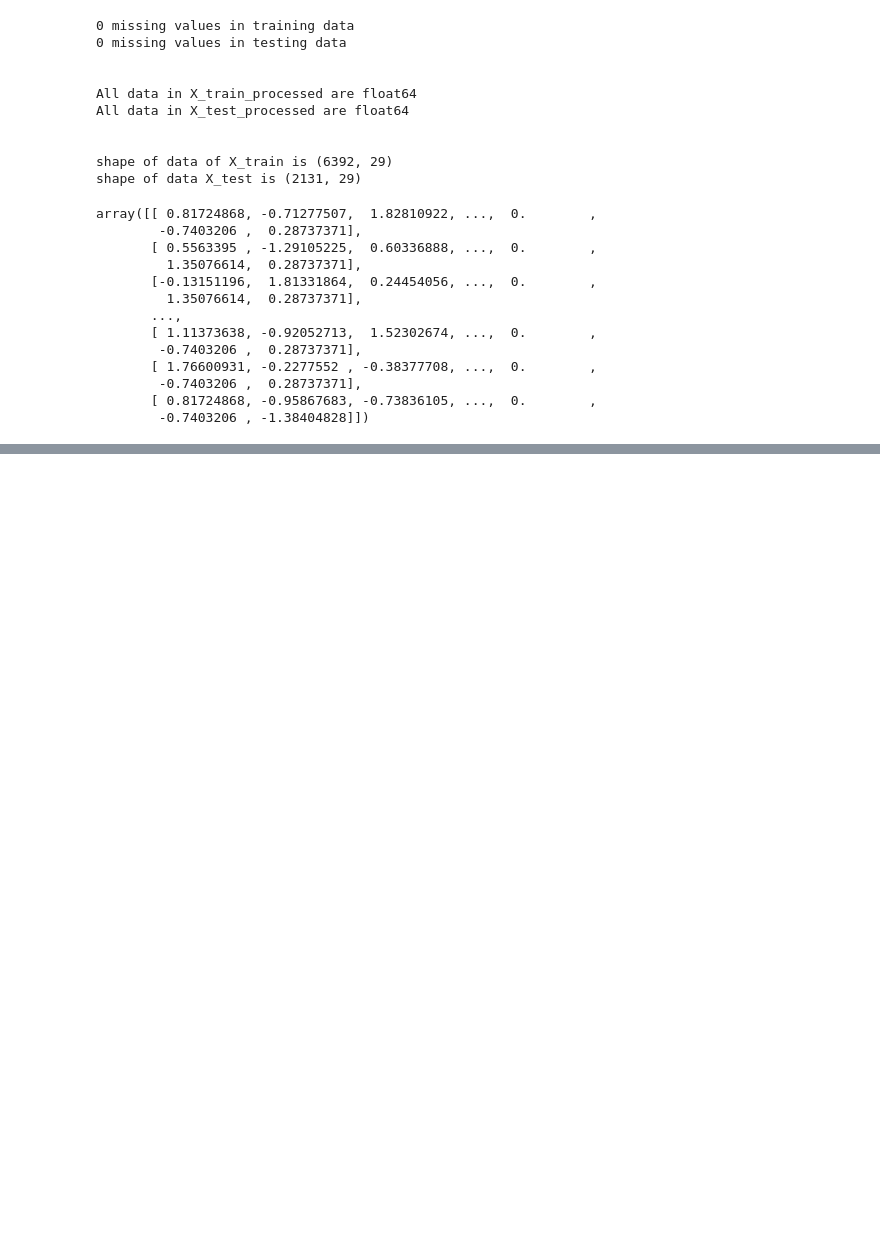
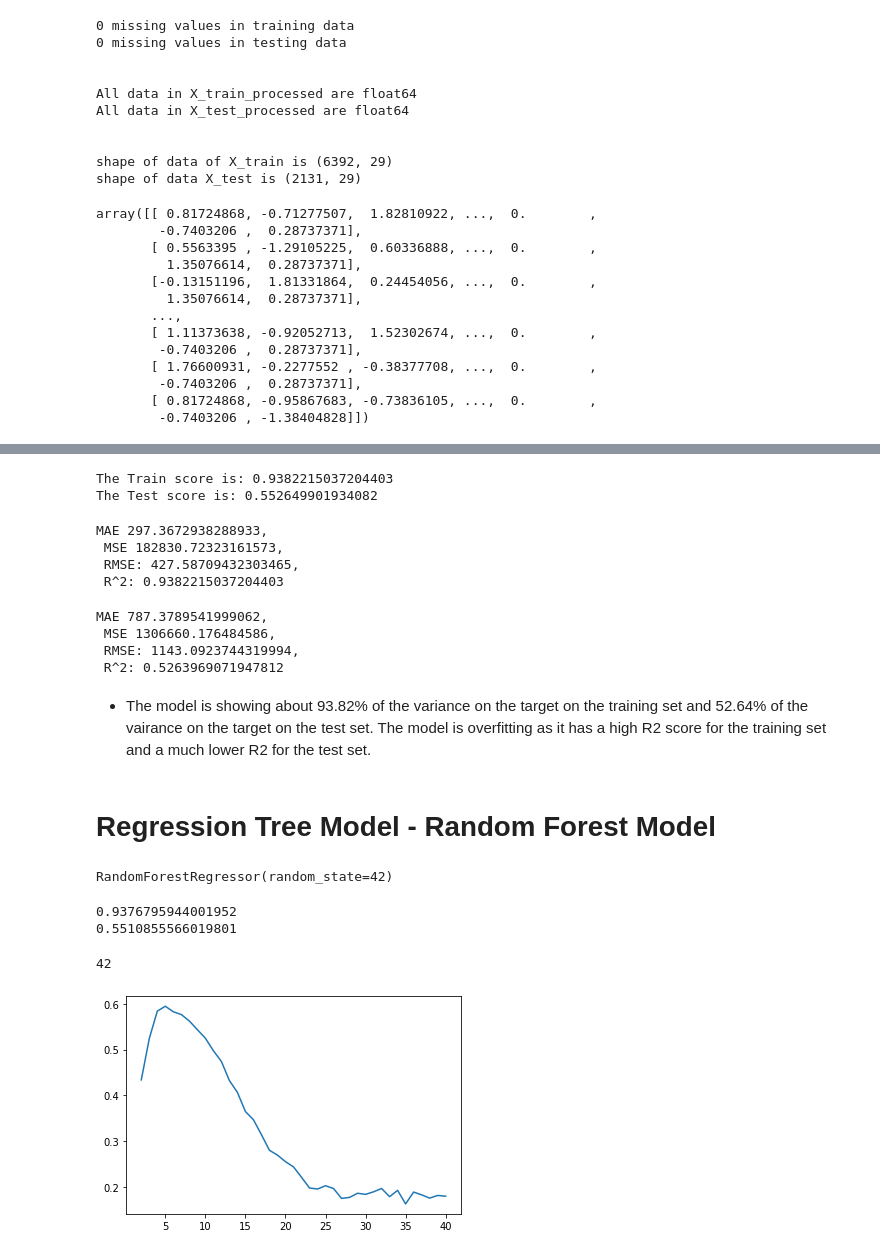
Before and after one commit to mkwak92/food_sales_predictions, a Jupyter notebook: Food_Sales_Prediction_ML.ipynb, the cells around one changed output, grey strips where cells are left out. Saved outputs shown, nothing was run; the diff lists cells and outputs as text; code cells hidden in the pictures; blank space fills up the shorter version.

```diff
--- a/Food_Sales_Prediction_ML.ipynb
+++ b/Food_Sales_Prediction_ML.ipynb
@@ -278,0 +511,29 @@ array([[ 0.81724868, -0.71277507,  1.82810922, ...,  0.        ,
+# %%
+# instantiate and fit the best version of the model
+bag_reg_tuned = BaggingRegressor(n_estimators = 140)
+bag_reg_tuned.fit(X_train_processed,y_train)
+
+# Evaluate the model
+print(f'The Train score is:', bag_reg_tuned.score(X_train_processed, y_train))
+print(f'The Test score is:', bag_reg_tuned.score(X_test_processed, y_test))
+# %% [output]
+The Train score is: 0.9382215037204403
+The Test score is: 0.552649901934082
+# %%
+eval_regression(y_train, bag_reg_tuned.predict(X_train_processed))
+# %% [output]
+MAE 297.3672938288933,
+ MSE 182830.72323161573,
+ RMSE: 427.58709432303465,
+ R^2: 0.9382215037204403
+# %%
+eval_regression(y_train, bag_reg_tuned.predict(X_test_processed))
+# %% [output]
+MAE 787.3789541999062,
+ MSE 1306660.176484586,
+ RMSE: 1143.0923744319994,
+ R^2: 0.5263969071947812
+# %% [markdown]
+- The model is showing about 93.82% of the variance on the target on the training set and 52.64% of the vairance on the target on the test set. The model is overfitting as it has a high R2 score for the training set and a much lower R2 for the test set.
+# %% [markdown]
+# Regression Tree Model - Random Forest Model
@@ -278,0 +543,4 @@ array([[ 0.81724868, -0.71277507,  1.82810922, ...,  0.        ,
+# %%
+rf.fit(X_train_processed, y_train)
+# %% [output]
+RandomForestRegressor(random_state=42)
@@ -278,0 +550,15 @@ array([[ 0.81724868, -0.71277507,  1.82810922, ...,  0.        ,
+# %%
+#Evaluate the model
+rf_train_score = rf.score(X_train_processed, y_train)
+rf_test_score = rf.score(X_test_processed, y_test)
+print(rf_train_score)
+print(rf_test_score)
+# %% [output]
+0.9376795944001952
+0.5510855566019801
+# %%
+#Get the max depth
+est_depths = [estimator.get_depth() for estimator in rf.estimators_]
+max(est_depths)
+# %% [output]
+42
@@ -278,0 +574,4 @@ array([[ 0.81724868, -0.71277507,  1.82810922, ...,  0.        ,
+# %%
+plt.plot(dec_depths,dec_scores['Test Score']);
+# %% [output]
+[figure, added]
```
Also changed, not shown: parts of 51 cells of this notebook.
